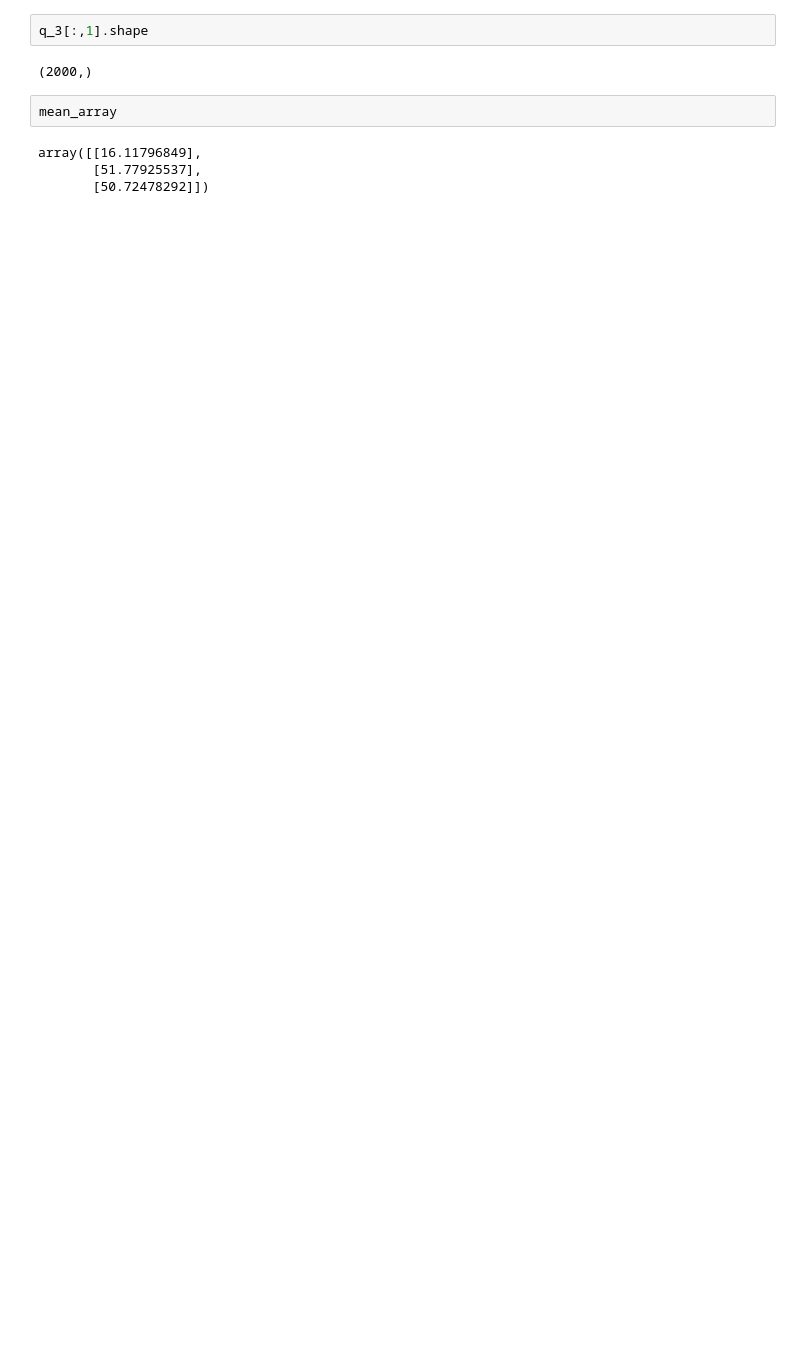
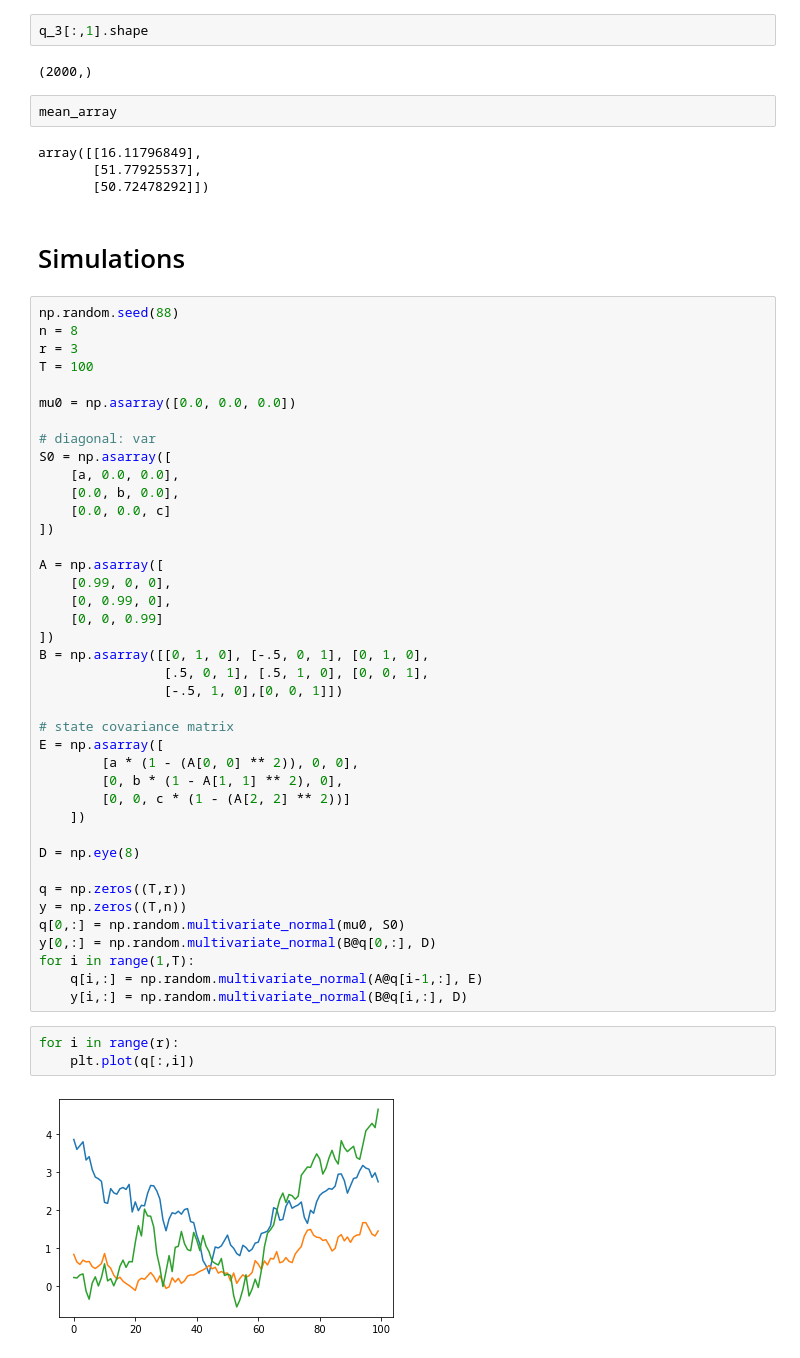
Before and after one commit to erialc-cal/eks, a Jupyter notebook: Kalman via optimisation.ipynb, the cells around one changed output. Cells and saved outputs as stored; diff of their text form; blank space fills up the shorter version.

```diff
--- a/Kalman via optimisation.ipynb
+++ b/Kalman via optimisation.ipynb
@@ -455,3 +407,50 @@ mean_array
 array([[16.11796849],
        [51.77925537],
        [50.72478292]])
+# %% [markdown]
+# Simulations
+# %%
+np.random.seed(88)
+n = 8
+r = 3
+T = 100
+
+mu0 = np.asarray([0.0, 0.0, 0.0])
+
+# diagonal: var
+S0 = np.asarray([
+    [a, 0.0, 0.0],
+    [0.0, b, 0.0],
+    [0.0, 0.0, c]
+])
+
+A = np.asarray([
+    [0.99, 0, 0],
+    [0, 0.99, 0],
+    [0, 0, 0.99]
+])
+B = np.asarray([[0, 1, 0], [-.5, 0, 1], [0, 1, 0],
+                [.5, 0, 1], [.5, 1, 0], [0, 0, 1],
+                [-.5, 1, 0],[0, 0, 1]])
+
+# state covariance matrix
+E = np.asarray([
+        [a * (1 - (A[0, 0] ** 2)), 0, 0],
+        [0, b * (1 - A[1, 1] ** 2), 0],
+        [0, 0, c * (1 - (A[2, 2] ** 2))]
+    ])
+
+D = np.eye(8)
+
+q = np.zeros((T,r))
+y = np.zeros((T,n))
+q[0,:] = np.random.multivariate_normal(mu0, S0)
+y[0,:] = np.random.multivariate_normal(B@q[0,:], D)
+for i in range(1,T):
+    q[i,:] = np.random.multivariate_normal(A@q[i-1,:], E)
+    y[i,:] = np.random.multivariate_normal(B@q[i,:], D)
+# %%
+for i in range(r):
+    plt.plot(q[:,i])
+# %% [output]
+[figure, added]
```
Also changed, not shown: parts of 26 cells of this notebook, 1 other file.
